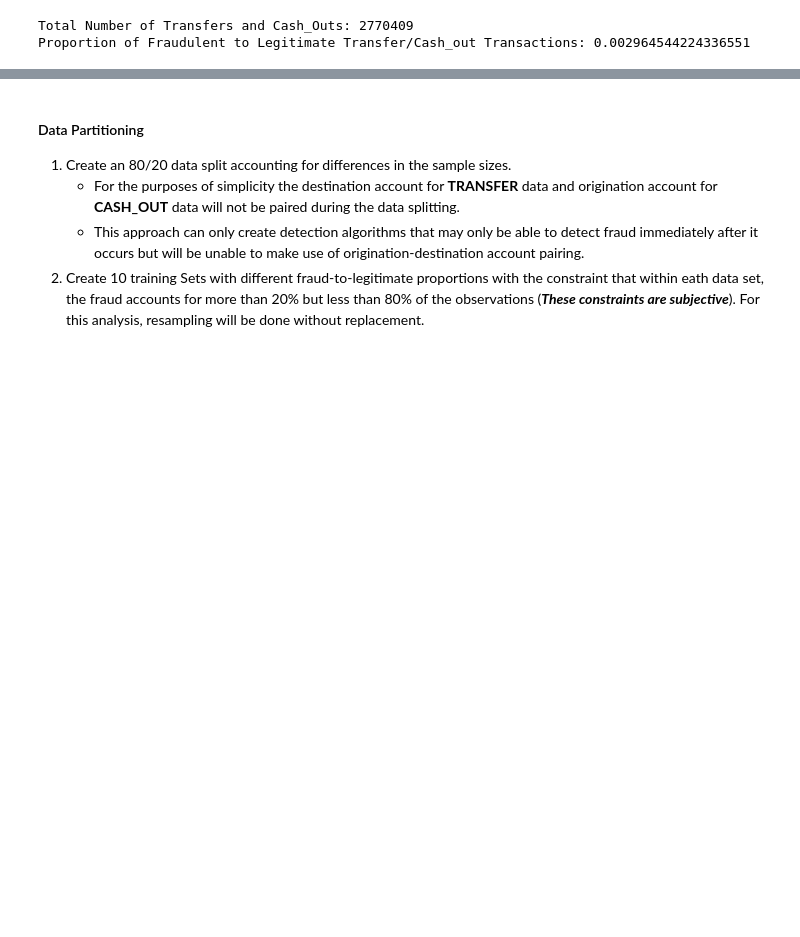
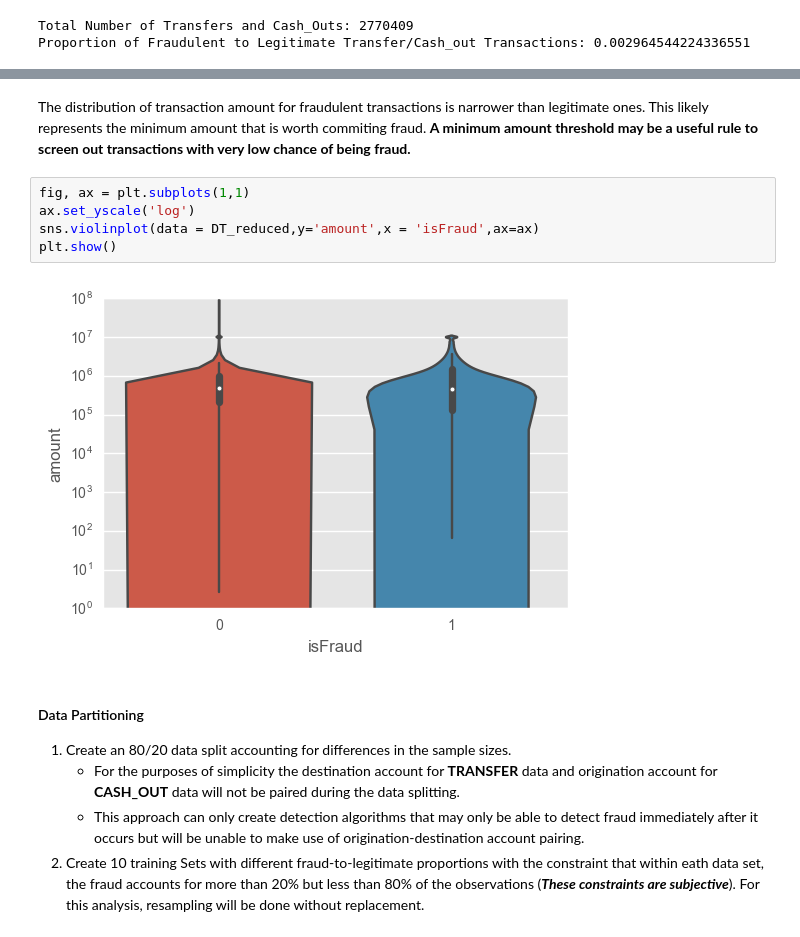
Before and after one commit to tahuichimiguel/Data-Science-Portfolio, a Jupyter notebook: Synthetic Financial Dataset Fraud Detection/Fraudulent Money Transfer Analysis.ipynb, the cells around one changed output, grey strips where cells are left out. Drawn from its saved outputs; the diff is of its cells as text; blank space fills up the shorter version.

```diff
--- a/Synthetic Financial Dataset Fraud Detection/Fraudulent Money Transfer Analysis.ipynb
+++ b/Synthetic Financial Dataset Fraud Detection/Fraudulent Money Transfer Analysis.ipynb
@@ -151,3 +185,12 @@ plt.show()
+# %% [markdown]
+The distribution of transaction amount for fraudulent transactions is narrower than legitimate ones. This likely represents the minimum amount that is worth commiting fraud. **A minimum amount threshold may be a useful rule to screen out transactions with very low chance of being fraud.**
+# %%
+fig, ax = plt.subplots(1,1)
+ax.set_yscale('log')
+sns.violinplot(data = DT_reduced,y='amount',x = 'isFraud',ax=ax)
+plt.show()
+# %% [output]
+[figure, added]
 # %% [markdown]
 #### Data Partitioning
 1. Create an 80/20 data split accounting for differences in the sample sizes.
```
Also changed, not shown: parts of 11 cells of this notebook.
